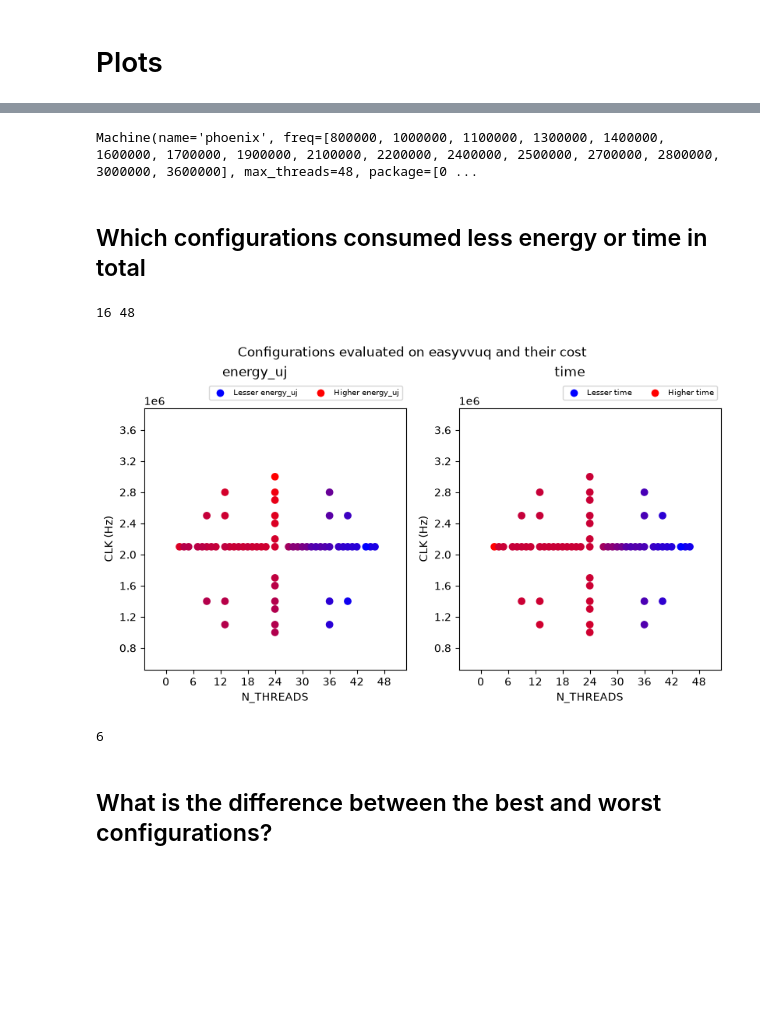
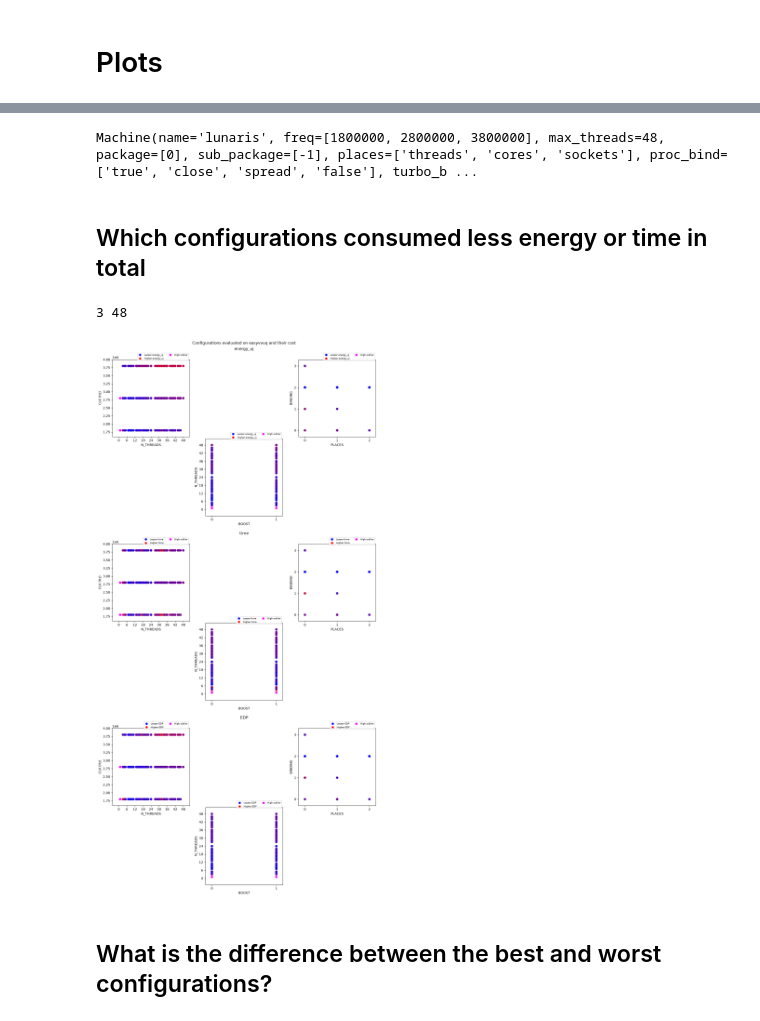
Before and after one commit to Jubarte27/energyuq, a Jupyter notebook: scenarios/main/Energy Analysis.ipynb, the cells around one changed output, grey strips where cells are left out. Drawn from its saved outputs; the diff is of its cells as text; code cells hidden in the pictures; blank space fills up the shorter version.

```diff
--- a/scenarios/main/Energy Analysis.ipynb
+++ b/scenarios/main/Energy Analysis.ipynb
@@ -26,24 +26,20 @@ import numpy as np
 # %% [markdown]
 # Plots
 # %%
-DAKOTA=False
 EASY=True
 result_set: dict[str, Result] = {}
-qois = ["energy_uj", "time"]
+qois = ["energy_uj", "time", "EDP"]
 energyuq.QOI = "energy_uj"
-if DAKOTA:
-    result_set["dakota"] = Result(parser.parse_dakota_file("pce_samples.dat"), qois)
 
-if EASY:
-    campaign_name = "energy"
-    campaign, analysis, mach = energyuq.load(programs.NONE, machines.Glados, campaign_name, dir="runs/NTHREADS_CLK/HPCG/phoenix/")
+campaign_name = "energy"
+campaign, analysis, mach = energyuq.load(programs.NONE, machines.Machine("None", [], 1), campaign_name, dir="run_results/run_results/energy_11")
 
-    plot.init(mach)
-    result_set["easyvvuq"] = EasyResult(
-        campaign.get_collation_result(),
-        qois,
-        analysis,
-        campaign,
-        energyuq.get_sampler(campaign),
-        cast(SCAnalysisResults, campaign.get_last_analysis())
-    )
+plot = Plotter(mach)
+result_set["easyvvuq"] = EasyResult(
+    campaign.get_collation_result(),
+    qois,
+    analysis,
+    campaign,
+    campaign.sampler,
+    cast(SCAnalysisResults, campaign.get_last_analysis())
+)
@@ -50,21 +68,26 @@ if EASY:
 # %%
 mach
 # %% [output]
-Machine(name='phoenix', freq=[800000, 1000000, 1100000, 1300000, 1400000, 1600000, 1700000, 1900000, 2100000, 2200000, 2400000, 2500000, 2700000, 2800000, 3000000, 3600000], max_threads=48, package=[0 ...
+Machine(name='lunaris', freq=[1800000, 2800000, 3800000], max_threads=48, package=[0], sub_package=[-1], places=['threads', 'cores', 'sockets'], proc_bind=['true', 'close', 'spread', 'false'], turbo_b ...
 # %% [markdown]
 ## Which configurations consumed less energy or time in total
+# %%
+def wrap_at(width, amount):
+    columns = min(width, amount)
+    rows = (amount // width) + (1 if amount % width != 0 else 0)
+    return rows, columns
 # %%
 %matplotlib inline
 print(len(mach.freq), mach.max_threads)
 for name, result in result_set.items():
-    fig = plt.figure(figsize=(8,8), layout="constrained")
+    fig = plt.figure(figsize=(16,8 * len(qois)), layout="constrained")
     fig.suptitle(f"Configurations evaluated on {name} and their cost")
-    fs = fig.subfigures(1, 2).flatten()
+    fs = fig.subfigures(*wrap_at(1, len(qois))).flatten()
     c=0
     for qoi in qois:
         f = plot.plot_grid_2D_best(result, qoi, subfig=fs[c])
         f.suptitle(qoi)
         c += 1
 # %% [output]
-16 48
+3 48
-[figure, old version]
+[figure, new version]
@@ -130,8 +94,3 @@ def plot_qoi_pdf_cdf(analysis_obj, results, qoi, n_samples=10000):
-# %%
-import numpy as np
-np.min(np.max(analysis.l_norm, 0))
-# %% [output]
-6
 # %% [markdown]
 ## What is the difference between the best and worst configurations?
 # %%
```
Also changed, not shown: parts of 11 cells of this notebook, 39 other files.
